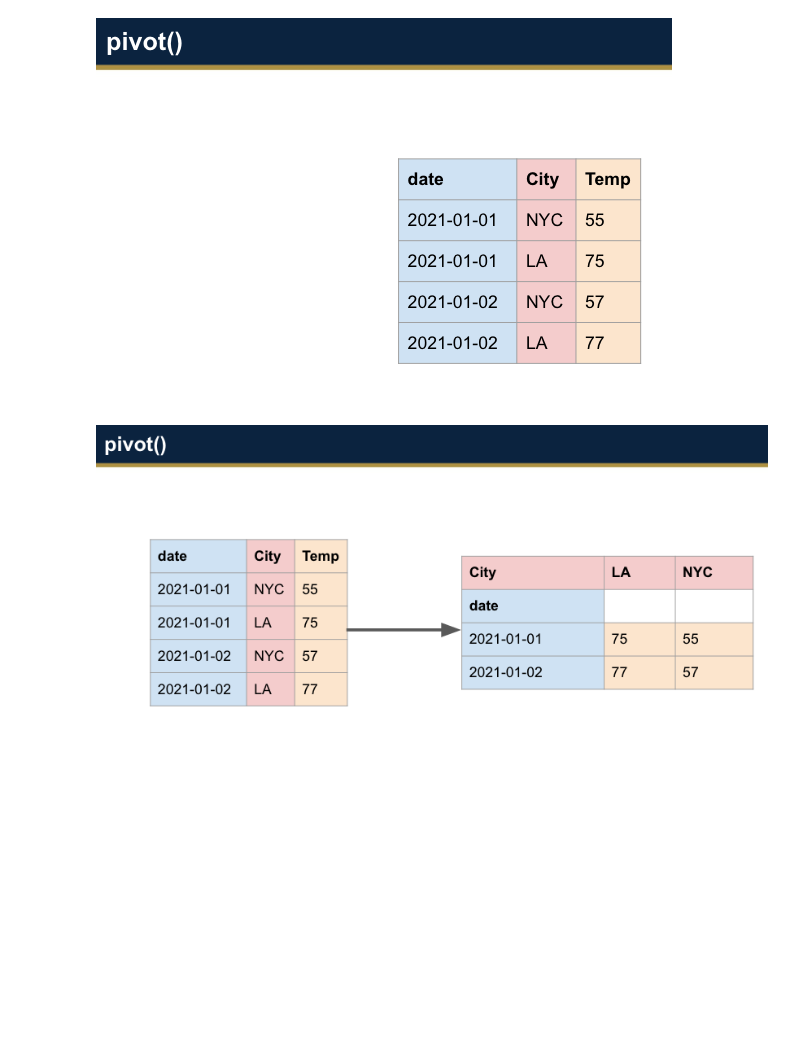
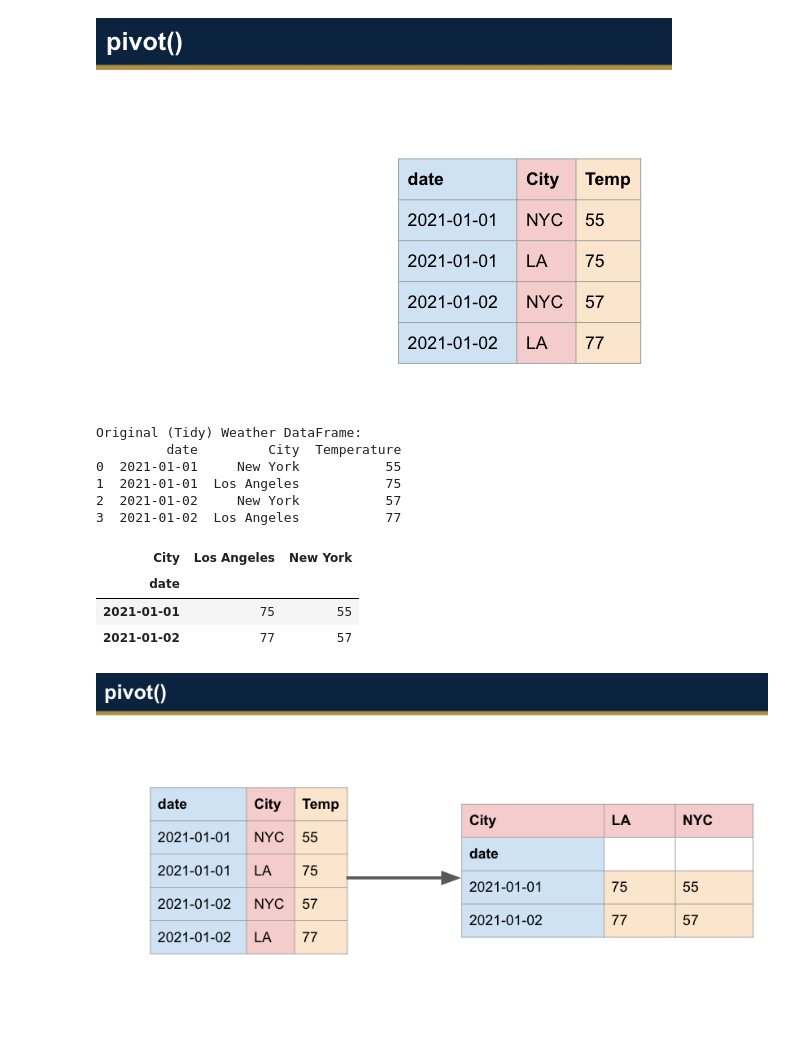
Before and after one commit to tmsantar/Santarelli-Data-Science-Portfolio, a Jupyter notebook: Week 6/IDS_6_1_IN_CLASS-2.ipynb, the cells around one changed output. Drawn from its saved outputs; the diff is of its cells as text; code cells hidden in the pictures; blank space fills up the shorter version.

```diff
--- a/Week 6/IDS_6_1_IN_CLASS-2.ipynb
+++ b/Week 6/IDS_6_1_IN_CLASS-2.ipynb
@@ -121,16 +159,31 @@ print(df_bp)
 # %%
 # Create a long-format DataFrame (tidy form)
 data_weather = {
     'date': ['2021-01-01', '2021-01-01', '2021-01-02', '2021-01-02'],
     'City': ['New York', 'Los Angeles', 'New York', 'Los Angeles'],
     'Temperature': [55, 75, 57, 77]
 }
 df_weather_long = pd.DataFrame(data_weather)
 
 print("\nOriginal (Tidy) Weather DataFrame:")
 print(df_weather_long)
 
 # Pivot the DataFrame: use 'date' as the index and make each city a separate column.
+
+df_weather_long.pivot(index = "date",
+                      columns = "City",
+                      values = "Temperature")
+# %% [output]
+Original (Tidy) Weather DataFrame:
+         date         City  Temperature
+0  2021-01-01     New York           55
+1  2021-01-01  Los Angeles           75
+2  2021-01-02     New York           57
+3  2021-01-02  Los Angeles           77
+| City | Los Angeles | New York |
+| date |  |  |
+| 2021-01-01 | 75 | 55 |
+| 2021-01-02 | 77 | 57 |
 # %% [markdown]
 ![image.png](embedded-picture-1)
 # %% [markdown]
```
Also changed, not shown: parts of 5 cells of this notebook.
